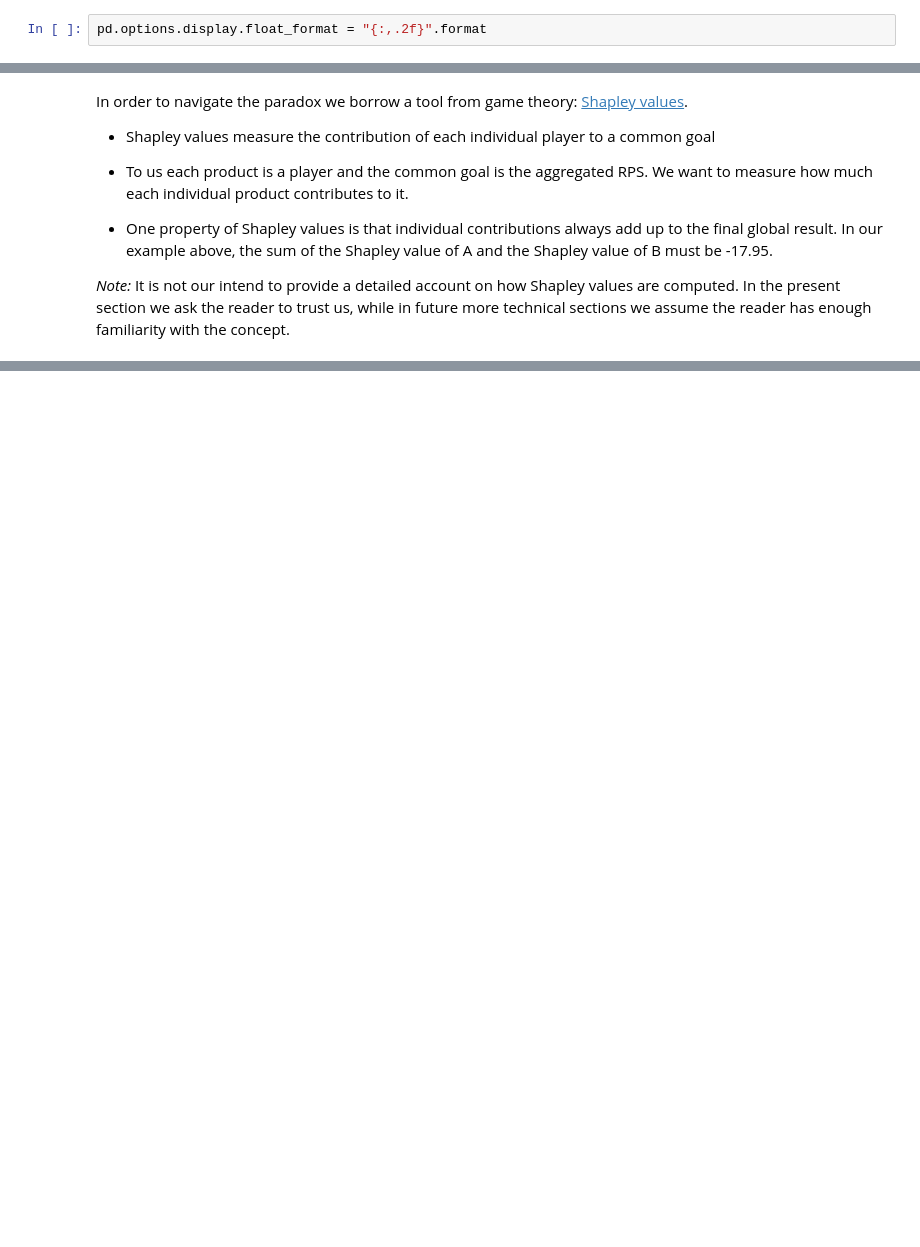
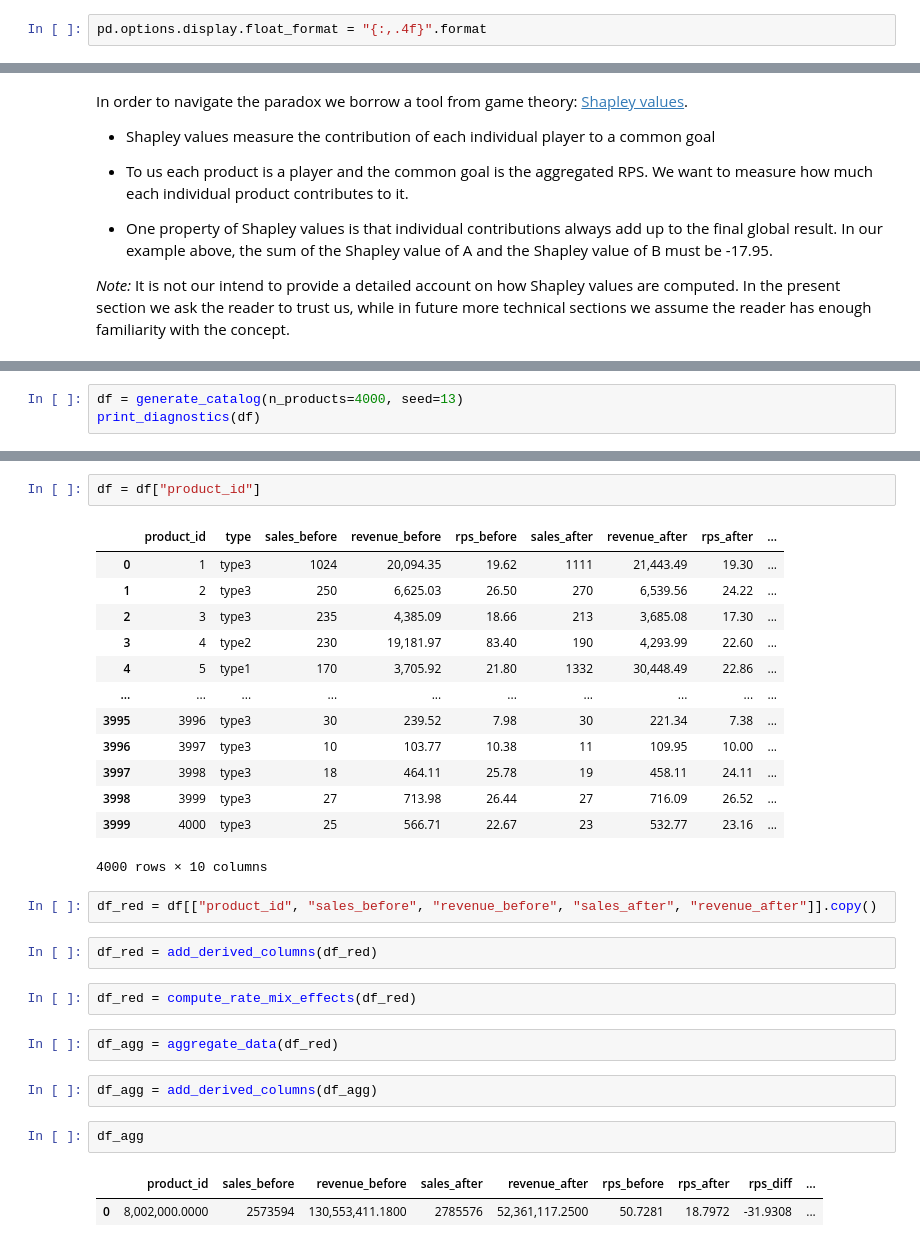
Before and after one commit to andratx-bellmunt/andratx-bellmunt.github.io, a Jupyter notebook: portfolio/src/notebooks/revenueloss.ipynb, the cells around one changed output, grey strips where cells are left out. Cells and saved outputs as stored; diff of their text form; blank space fills up the shorter version.

Commit message:
Mix-rate decomposition

```diff
--- a/portfolio/src/notebooks/revenueloss.ipynb
+++ b/portfolio/src/notebooks/revenueloss.ipynb
@@ -19,7 +19,7 @@ number-sections: false
 # %%
 import pandas as pd
 # %%
-pd.options.display.float_format = "{:,.2f}".format
+pd.options.display.float_format = "{:,.4f}".format
 # %% [markdown]
 ## Auxiliary functions
 # %%
@@ -104,0 +387,3 @@ In our example we have f(A) = 20.00, f(B) = 12.5, f(A,B) = -17.95. Then:
+# %%
+df = generate_catalog(n_products=4000, seed=13)
+print_diagnostics(df)
@@ -104,0 +408,31 @@ In our example we have f(A) = 20.00, f(B) = 12.5, f(A,B) = -17.95. Then:
+# %%
+df = df["product_id"]
+# %% [output]
+|  | product_id | type | sales_before | revenue_before | rps_before | sales_after | revenue_after | rps_after | ... |
+| 0 | 1 | type3 | 1024 | 20,094.35 | 19.62 | 1111 | 21,443.49 | 19.30 | ... |
+| 1 | 2 | type3 | 250 | 6,625.03 | 26.50 | 270 | 6,539.56 | 24.22 | ... |
+| 2 | 3 | type3 | 235 | 4,385.09 | 18.66 | 213 | 3,685.08 | 17.30 | ... |
+| 3 | 4 | type2 | 230 | 19,181.97 | 83.40 | 190 | 4,293.99 | 22.60 | ... |
+| 4 | 5 | type1 | 170 | 3,705.92 | 21.80 | 1332 | 30,448.49 | 22.86 | ... |
+| ... | ... | ... | ... | ... | ... | ... | ... | ... | ... |
+| 3995 | 3996 | type3 | 30 | 239.52 | 7.98 | 30 | 221.34 | 7.38 | ... |
+| 3996 | 3997 | type3 | 10 | 103.77 | 10.38 | 11 | 109.95 | 10.00 | ... |
+| 3997 | 3998 | type3 | 18 | 464.11 | 25.78 | 19 | 458.11 | 24.11 | ... |
+| 3998 | 3999 | type3 | 27 | 713.98 | 26.44 | 27 | 716.09 | 26.52 | ... |
+| 3999 | 4000 | type3 | 25 | 566.71 | 22.67 | 23 | 532.77 | 23.16 | ... |
+4000 rows × 10 columns
+# %%
+df_red = df[["product_id", "sales_before", "revenue_before", "sales_after", "revenue_after"]].copy()
+# %%
+df_red = add_derived_columns(df_red)
+# %%
+df_red = compute_rate_mix_effects(df_red)
+# %%
+df_agg = aggregate_data(df_red)
+# %%
+df_agg = add_derived_columns(df_agg)
+# %%
+df_agg
+# %% [output]
+|  | product_id | sales_before | revenue_before | sales_after | revenue_after | rps_before | rps_after | rps_diff | ... |
+| 0 | 8,002,000.0000 | 2573594 | 130,553,411.1800 | 2785576 | 52,361,117.2500 | 50.7281 | 18.7972 | -31.9308 | ... |
```
Also changed, not shown: parts of 10 cells of this notebook.
